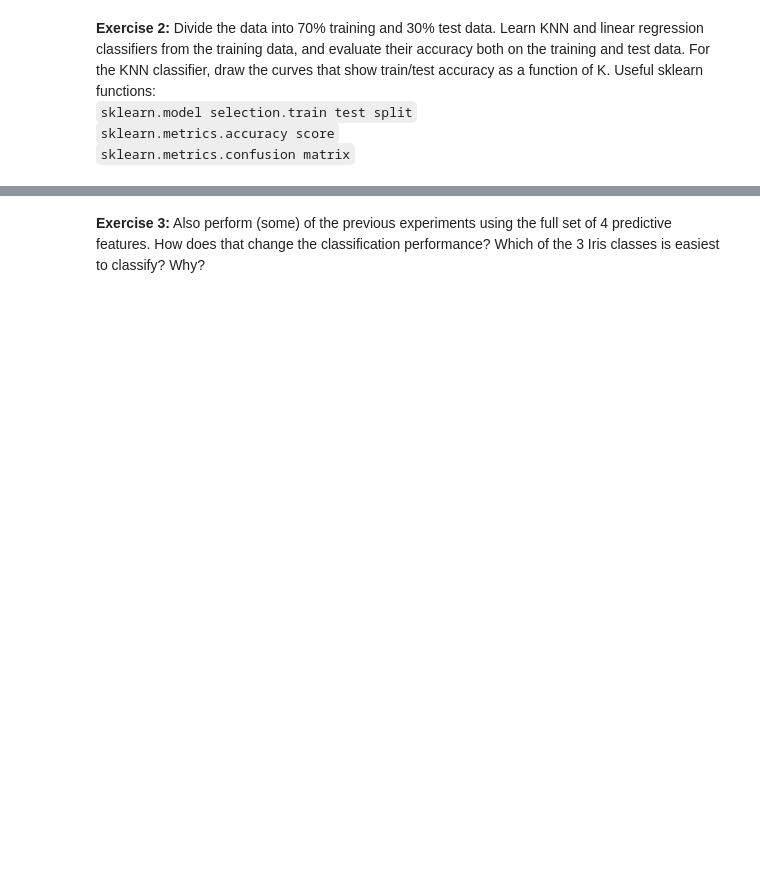
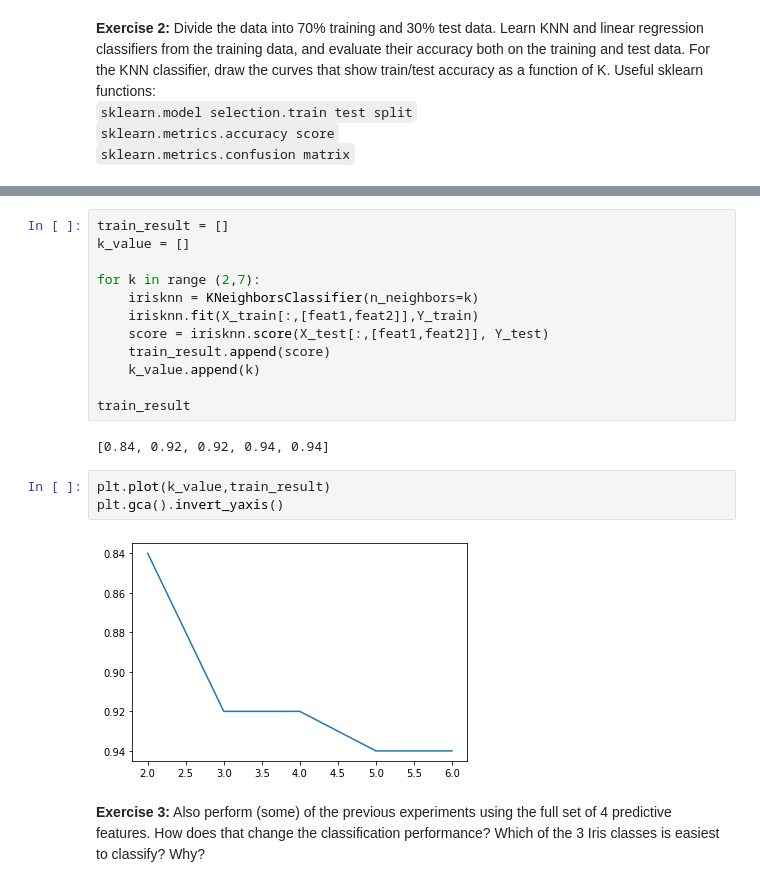
Before and after one commit to Czubbi/MachineLearning, a Jupyter notebook: MLSelfStudy1-F22.ipynb, the cells around one changed output, grey strips where cells are left out. Cells and saved outputs as stored; diff of their text form; blank space fills up the shorter version.

```diff
--- a/MLSelfStudy1-F22.ipynb
+++ b/MLSelfStudy1-F22.ipynb
@@ -126,3 +176,22 @@ draw the curves that show train/test accuracy as a function of K. Useful sklearn
+# %%
+train_result = []
+k_value = []
+
+for k in range (2,7):
+    irisknn = KNeighborsClassifier(n_neighbors=k)
+    irisknn.fit(X_train[:,[feat1,feat2]],Y_train)
+    score = irisknn.score(X_test[:,[feat1,feat2]], Y_test)
+    train_result.append(score)
+    k_value.append(k)
+
+train_result
+# %% [output]
+[0.84, 0.92, 0.92, 0.94, 0.94]
+# %%
+plt.plot(k_value,train_result)
+plt.gca().invert_yaxis()
+# %% [output]
+[figure, added]
 # %% [markdown]
 **Exercise 3:**  Also perform (some) of the previous experiments using the full set of 4 predictive features. How does that
 change the classification performance? Which of the 3 Iris classes is easiest to classify? Why?
```
Also changed, not shown: parts of 9 cells of this notebook.
